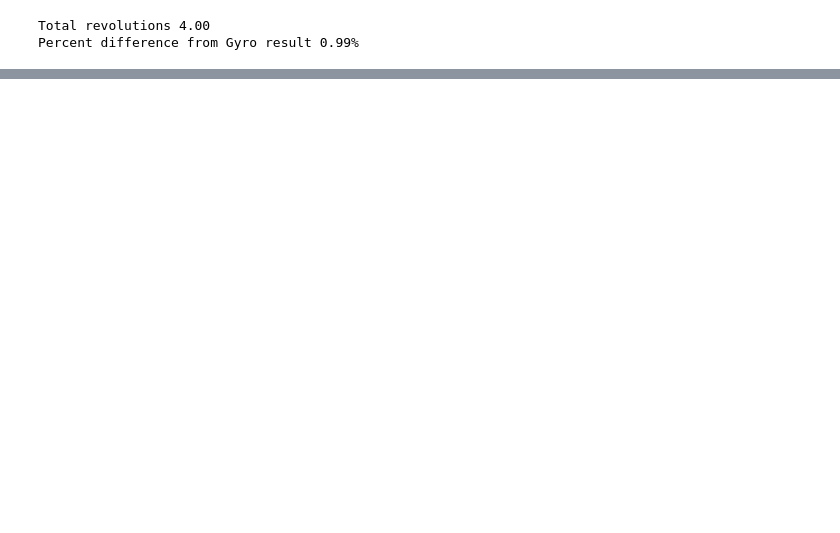
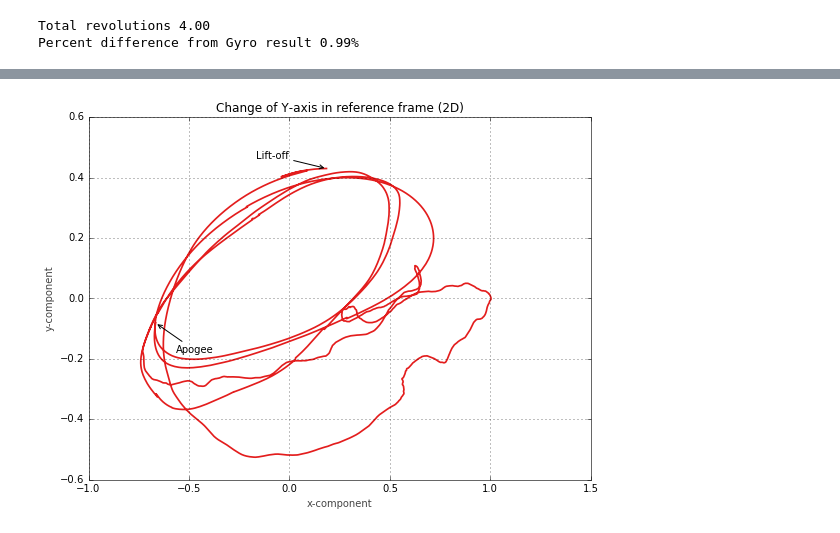
Before and after one commit to psas/Launch-12, a Jupyter notebook: data/notebooks/rollanalysis_part3.ipynb, the cells around one changed output, grey strips where cells are left out. Drawn from its saved outputs; the diff is of its cells as text; code cells hidden in the pictures; blank space fills up the shorter version.

```diff
--- a/data/notebooks/rollanalysis_part3.ipynb
+++ b/data/notebooks/rollanalysis_part3.ipynb
@@ -371,0 +460,24 @@ plt.show()
+# %%
+yref0 = y_ref[:,0]-y_ref[:,0].mean()
+yref1 = y_ref[:,1]-y_ref[:,1].mean()
+
+takeoff_yref = (yref0[0], yref1[0])
+apogee_yref = (yref0[apogee_index], yref1[apogee_index])
+
+setup_graph('Change of Y-axis in reference frame (2D)', 'x-component', 'y-component', (9,6.5))
+plt.plot(yref0, yref1)
+plt.annotate('Lift-off',
+             takeoff_yref,
+             xycoords='data',
+             xytext=(-70,10),
+             textcoords='offset points',
+             arrowprops=dict(arrowstyle="->"))
+plt.annotate('Apogee',
+             apogee_yref,
+             xycoords='data',
+             xytext=(20,-30),
+             textcoords='offset points',
+             arrowprops=dict(arrowstyle="->"))
+plt.show()
+# %% [output]
+[figure, added]
```
Also changed, not shown: parts of 28 cells of this notebook.
